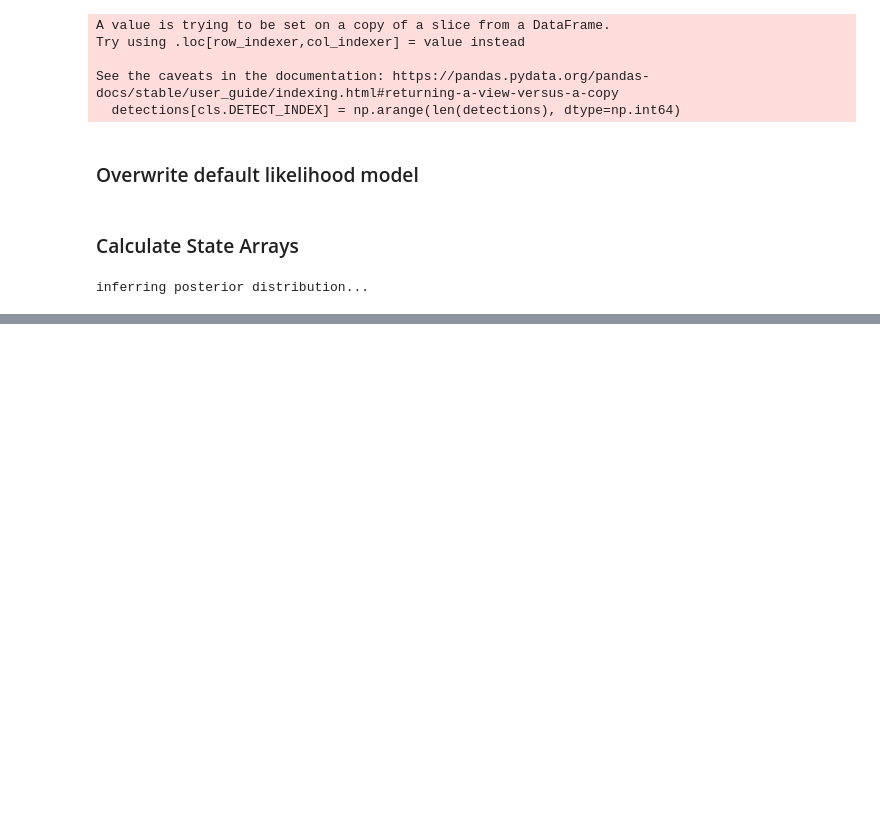
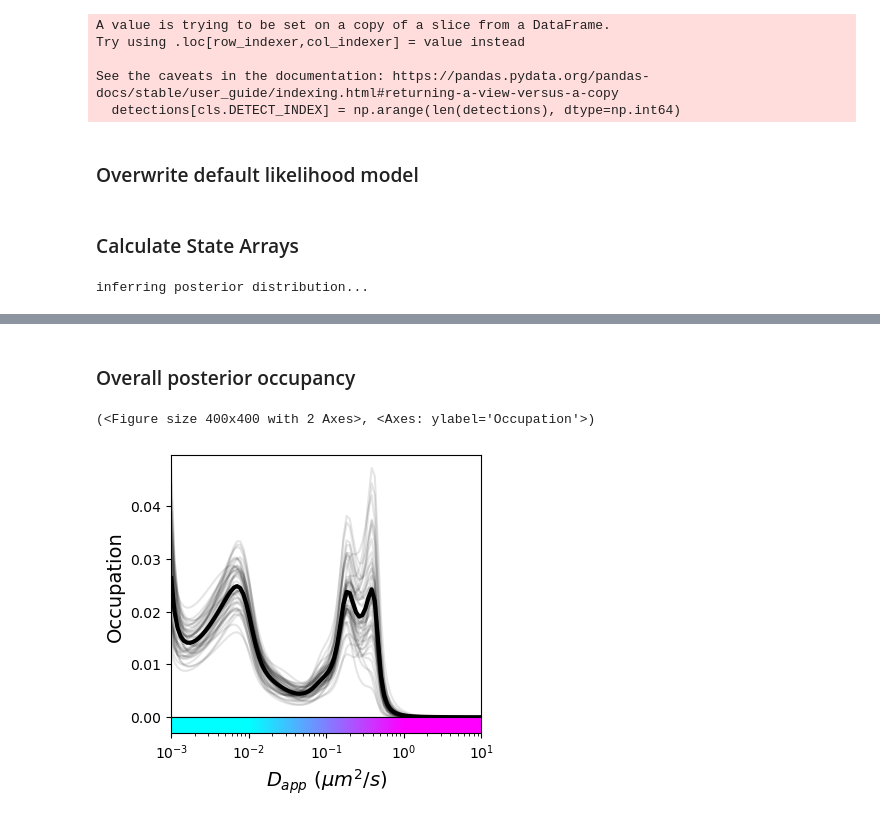
Before and after one commit to d-foust/biteen-utilities, a Jupyter notebook: examples/state_arrays_notebook.ipynb, the cells around one changed output, grey strips where cells are left out. Saved outputs shown, nothing was run; the diff lists cells and outputs as text; code cells hidden in the pictures; blank space fills up the shorter version.

```diff
--- a/examples/state_arrays_notebook.ipynb
+++ b/examples/state_arrays_notebook.ipynb
@@ -180,19 +242,32 @@ all_fits['log10(D_av)'] = np.log10(all_fits['D_av'])
 # %%
-cmap = mpl.cm.cool
+def linear_ramp_cmap(cmap=mpl.cm.cool, vmin=0, vmax=1, lmin=0.25, lmax=0.75, name='lr_cmap'):
+    """
+    Color is constant (min) between vmin and lmin, follows cmap between lmin and lmax, and constant (max) between lmax and vmax.
 
-vmin = -3
-vmax = 1
-lmin = -2
-lmax = 0
+    Parameters
+    ----------
 
-x = np.linspace(0, 1, 256)
-n_min = len(x[x<(lmin-vmin) / (vmax - vmin)])
-n_max = len(x[x>(lmax-vmin) / (vmax - vmin)])
 
-seg1 = np.array(n_min * [cmap(0.),])
-seg2 = cmap(np.linspace(0, 1, 256-n_min-n_max))
-seg3 = np.array(n_max * [cmap(1.),])
+    Returns
+    -------
 
-colors = np.vstack((seg1, seg2, seg3))
+    """
+    x = np.linspace(0, 1, 256)
+    n_min = len(x[x<(lmin-vmin) / (vmax - vmin)])
+    n_max = len(x[x>(lmax-vmin) / (vmax - vmin)])
 
-coolramp = mpl.colors.ListedColormap(colors=np.vstack((seg1, seg2, seg3)), N=256, name='cool_sat')
+    seg1 = np.array(n_min * [cmap(0.),])
+    seg2 = cmap(np.linspace(0, 1, 256-n_min-n_max))
+    seg3 = np.array(n_max * [cmap(1.),])
+
+    colors = np.vstack((seg1, seg2, seg3))
+
+    lr_cmap = mpl.colors.ListedColormap(colors=colors, N=256, name=name)
+
+    return lr_cmap
+# %%
+coolramp = linear_ramp_cmap(cmap=mpl.cm.cool, vmin=-3, vmax=1, lmin=-2, lmax=0, name='coolramp')
+# %%
+diff_coefs = SA.diff_coefs
+# %% [markdown]
+### Overall posterior occupancy
@@ -198,0 +334,9 @@ coolramp = mpl.colors.ListedColormap(colors=np.vstack((seg1, seg2, seg3)), N=256
+# %%
+plot_occs(diff_coefs,
+          postoccs_all,
+          suboccs=postoccs_labels,
+          cmap=coolramp,
+          sublineprops={'lw': 1.5, 'color': 'xkcd:black', 'alpha': 0.1})
+# %% [output]
+(<Figure size 400x400 with 2 Axes>, <Axes: ylabel='Occupation'>)
+[figure, added]
```
Also changed, not shown: parts of 30 cells of this notebook, 2 other files.
